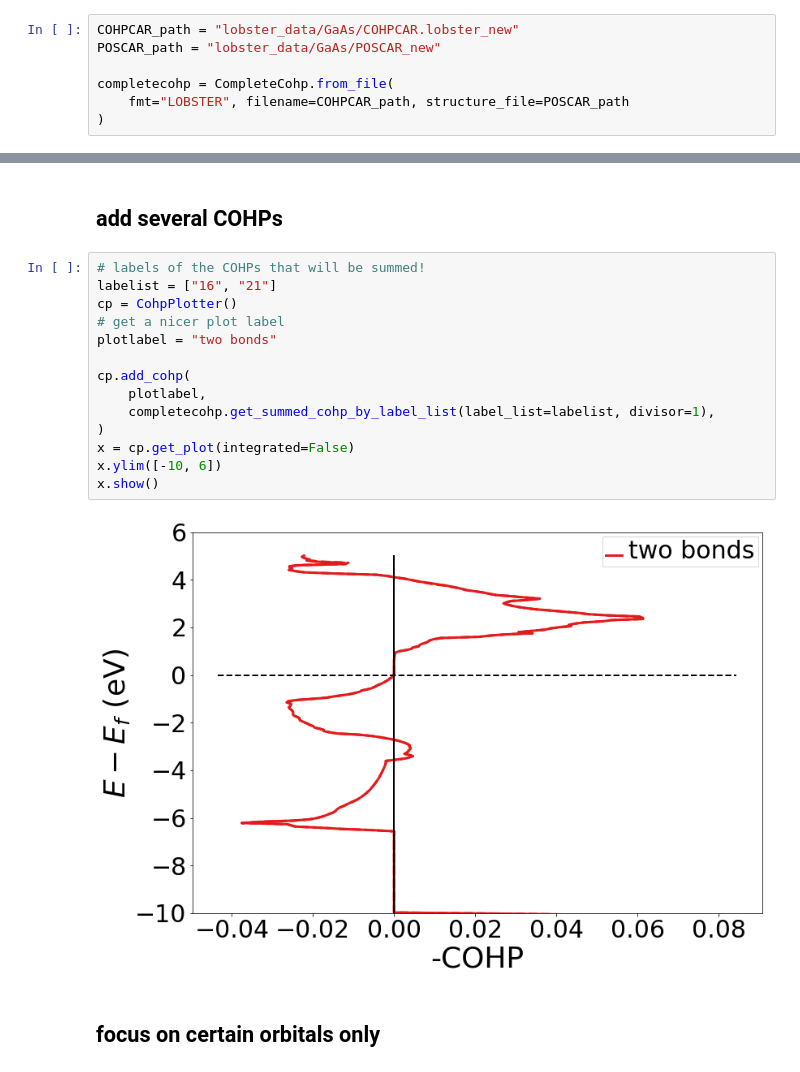
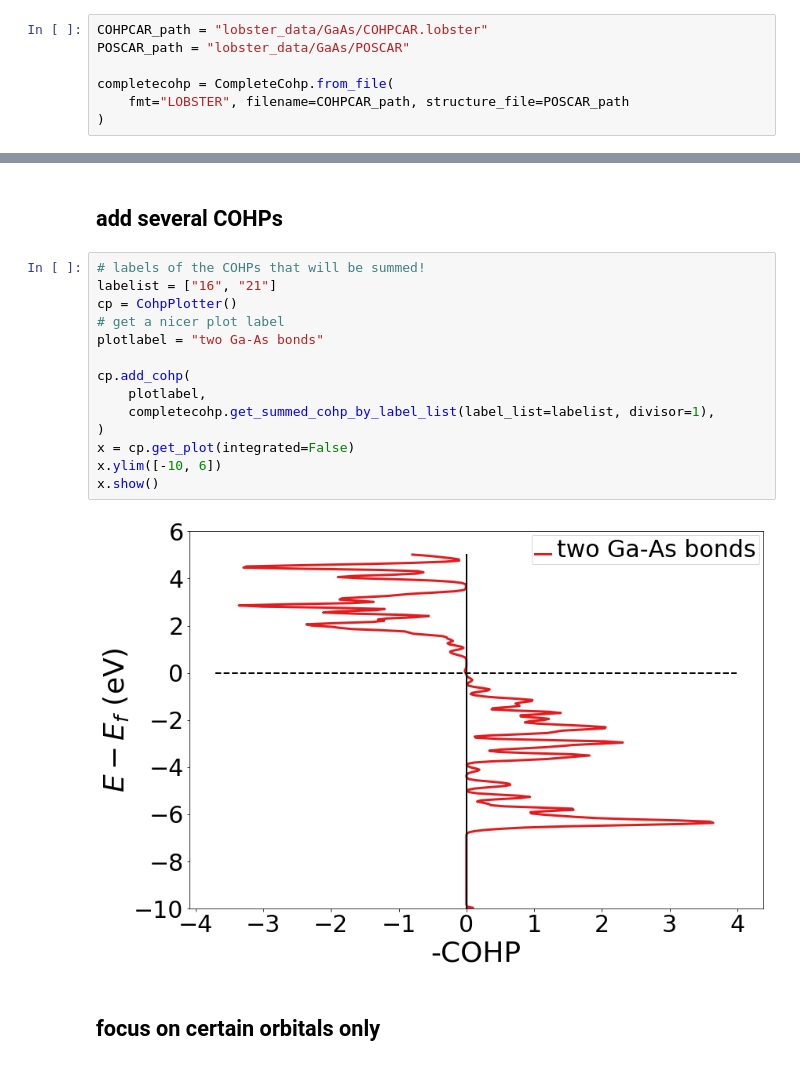
Before and after one commit to materialsvirtuallab/matgenb, a Jupyter notebook: notebooks/2019-01-11-How to plot and evaluate output files from Lobster.ipynb, the cells around one changed output, grey strips where cells are left out. Cells and saved outputs as stored; diff of their text form.

```diff
--- a/notebooks/2019-01-11-How to plot and evaluate output files from Lobster.ipynb
+++ b/notebooks/2019-01-11-How to plot and evaluate output files from Lobster.ipynb
@@ -21,8 +19,8 @@ from pymatgen.electronic_structure.plotter import CohpPlotter
 # %% [markdown]
 ## get a completecohp object to simplify the plotting
 # %%
-COHPCAR_path = "lobster_data/GaAs/COHPCAR.lobster_new"
-POSCAR_path = "lobster_data/GaAs/POSCAR_new"
+COHPCAR_path = "lobster_data/GaAs/COHPCAR.lobster"
+POSCAR_path = "lobster_data/GaAs/POSCAR"
 
 completecohp = CompleteCohp.from_file(
     fmt="LOBSTER", filename=COHPCAR_path, structure_file=POSCAR_path
@@ -65,19 +61,19 @@ This is a COHP between the following sites: [0. 0. 0.] Ga and [0. 0. 0.] Ga
 # %%
 # labels of the COHPs that will be summed!
 labelist = ["16", "21"]
 cp = CohpPlotter()
 # get a nicer plot label
-plotlabel = "two bonds"
+plotlabel = "two Ga-As bonds"
 
 cp.add_cohp(
     plotlabel,
     completecohp.get_summed_cohp_by_label_list(label_list=labelist, divisor=1),
 )
 x = cp.get_plot(integrated=False)
 x.ylim([-10, 6])
 x.show()
 # %% [output]
-[figure, old version]
+[figure, new version]
 # %% [markdown]
 ## focus on certain orbitals only
 # %%
```
Also changed, not shown: parts of 13 cells of this notebook, 33 other files.
